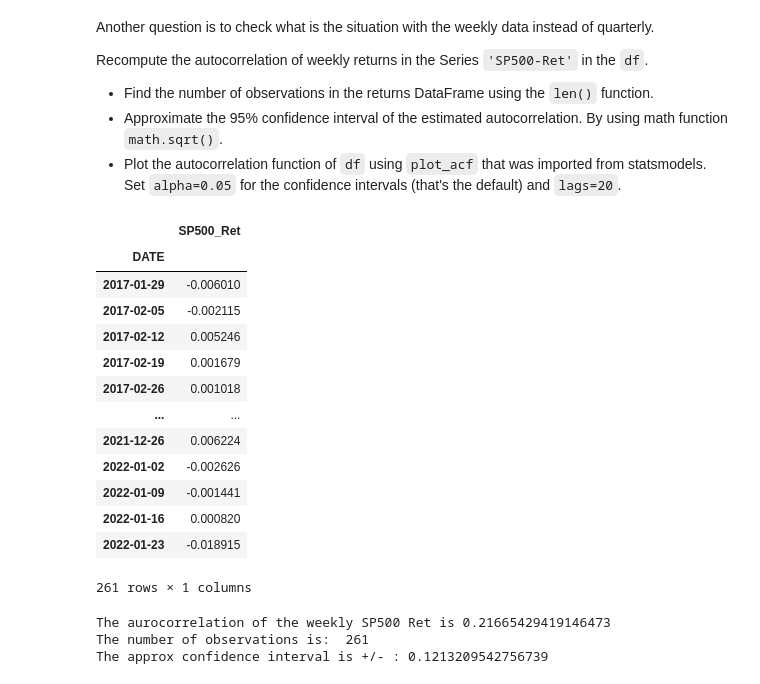
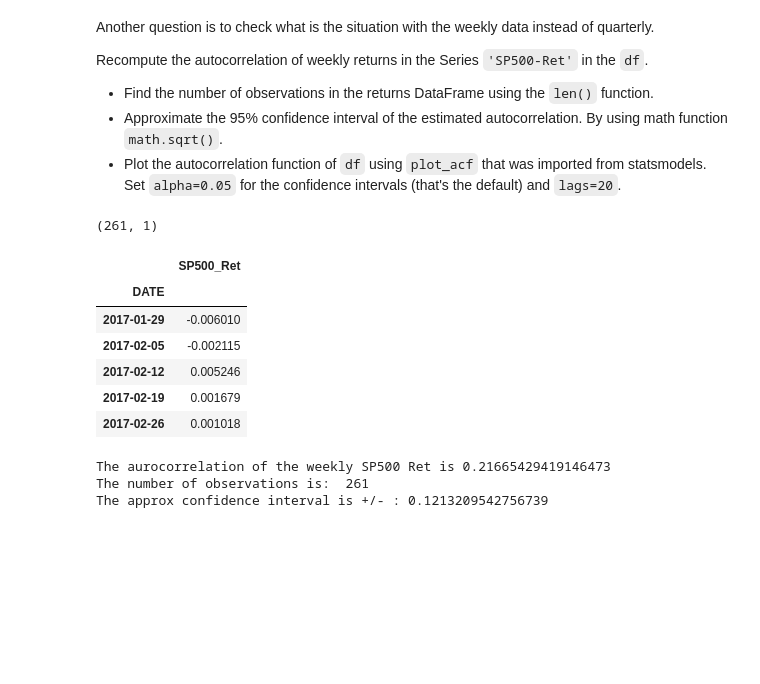
Before and after one commit to flyin01/dc, a Jupyter notebook: time_series_analysis.ipynb, the cells around one changed output. Cells and saved outputs as stored; diff of their text form; code cells hidden in the pictures; blank space fills up the shorter version.

Commit message:
added shape and some plots

```diff
--- a/time_series_analysis.ipynb
+++ b/time_series_analysis.ipynb
@@ -644,22 +665,17 @@ Recompute the autocorrelation of weekly returns in the Series `'SP500-Ret'` in t
 # %%
 # OMA create weekly data by convering daily data
 weekly_data = df[['SP500_Ret']].resample(rule='W').last()
-weekly_data
+print(weekly_data.shape)
+weekly_data.head()
 # %% [output]
+(261, 1)
 |  | SP500_Ret |
 | DATE |  |
 | 2017-01-29 | -0.006010 |
 | 2017-02-05 | -0.002115 |
 | 2017-02-12 | 0.005246 |
 | 2017-02-19 | 0.001679 |
 | 2017-02-26 | 0.001018 |
-| ... | ... |
-| 2021-12-26 | 0.006224 |
-| 2022-01-02 | -0.002626 |
-| 2022-01-09 | -0.001441 |
-| 2022-01-16 | 0.000820 |
-| 2022-01-23 | -0.018915 |
-261 rows × 1 columns
 # %%
 from math import sqrt
 
```
Also changed, not shown: parts of 16 cells of this notebook.
